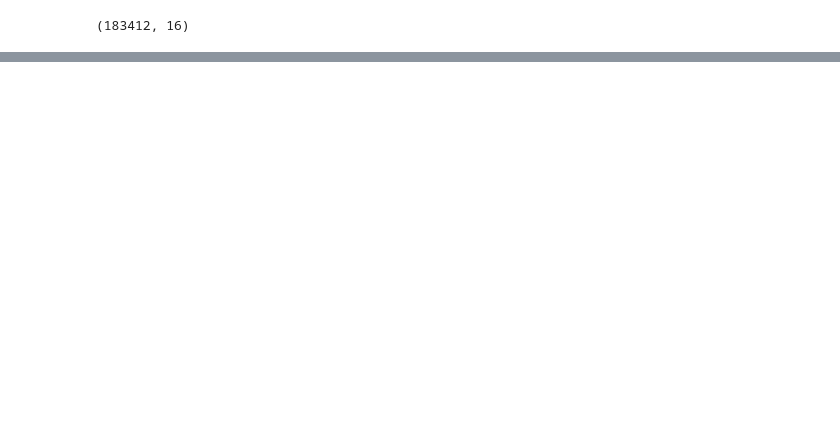
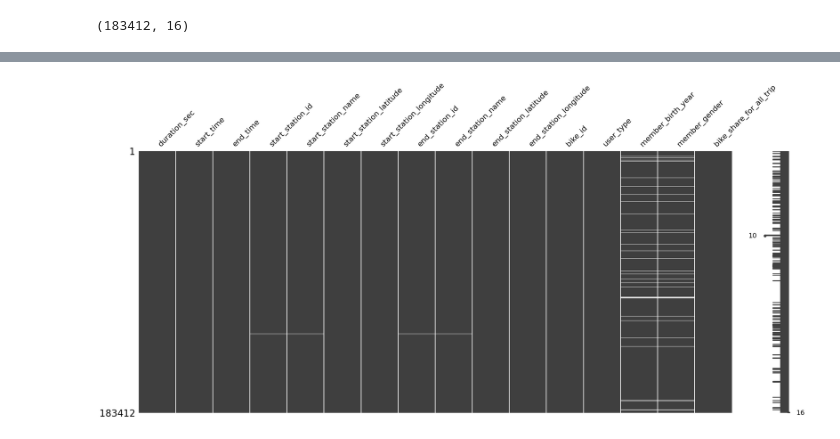
Before and after one commit to sibanda1989/udacity-viz-project, a Jupyter notebook: Part_I_exploration_template_Hastings_Sibanda.ipynb, the cells around one changed output, grey strips where cells are left out. Saved outputs shown, nothing was run; the diff lists cells and outputs as text; code cells hidden in the pictures; blank space fills up the shorter version.

```diff
--- a/Part_I_exploration_template_Hastings_Sibanda.ipynb
+++ b/Part_I_exploration_template_Hastings_Sibanda.ipynb
@@ -104,0 +45,5 @@ the quote-formatted guide notes like this one before you finish your report!
+# %%
+import missingno as msno
+msno.matrix(bike_df);
+# %% [output]
+[figure, added]
```
Also changed, not shown: parts of 242 cells of this notebook, 3 other files.
